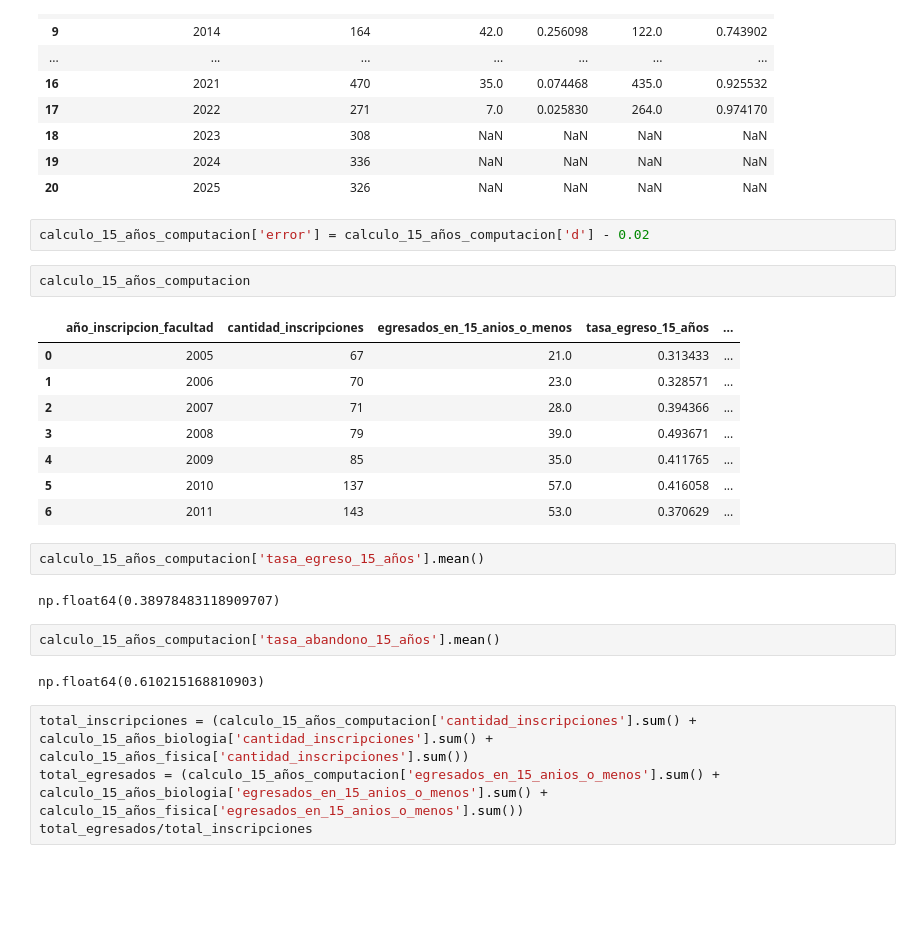
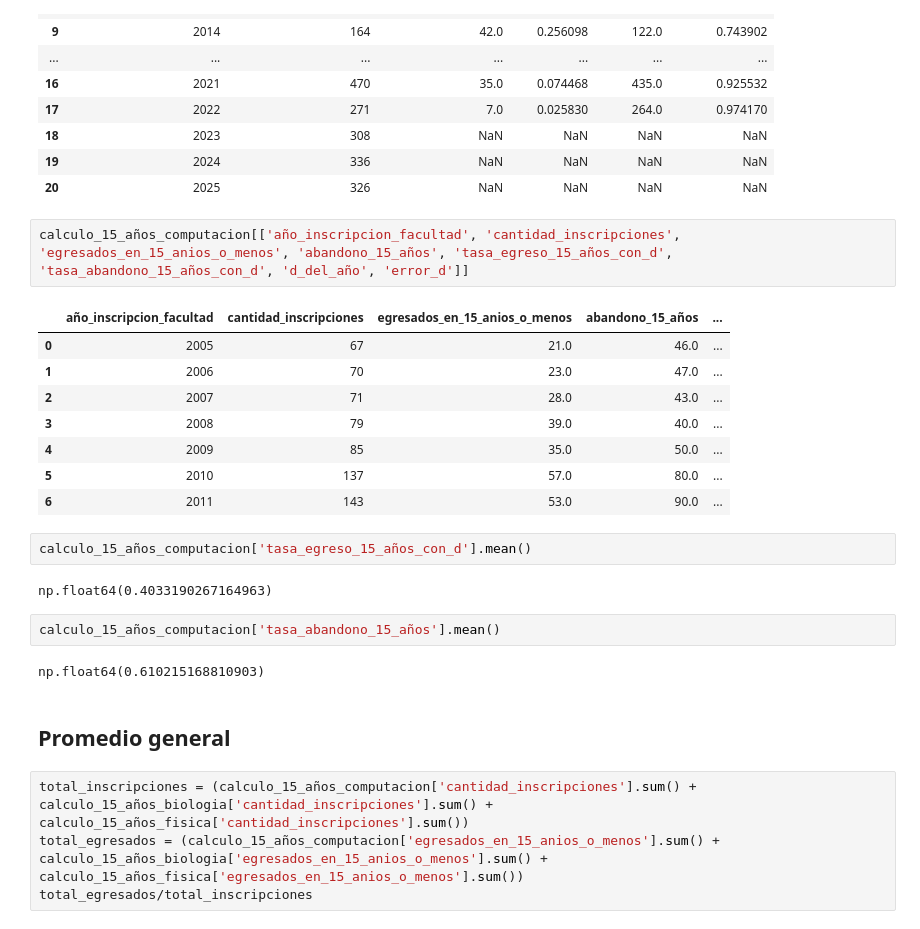
Before and after one commit to solcalloni/modelos-para-prediccion-de-abandono, a Jupyter notebook: packages/exploratory-data-analysis/FCEN_2005_2025/06-estimacion_abandono.ipynb, the cells around one changed output. Drawn from its saved outputs; the diff is of its cells as text; blank space fills up the shorter version.

```diff
--- a/packages/exploratory-data-analysis/FCEN_2005_2025/06-estimacion_abandono.ipynb
+++ b/packages/exploratory-data-analysis/FCEN_2005_2025/06-estimacion_abandono.ipynb
@@ -158,27 +156,27 @@ calculo_computacion
 | 18 | 2023 | 308 | NaN | NaN | NaN | NaN |
 | 19 | 2024 | 336 | NaN | NaN | NaN | NaN |
 | 20 | 2025 | 326 | NaN | NaN | NaN | NaN |
-# %%
-calculo_15_años_computacion['error'] = calculo_15_años_computacion['d'] - 0.02
 # %%
-calculo_15_años_computacion
+calculo_15_años_computacion[['año_inscripcion_facultad', 'cantidad_inscripciones', 'egresados_en_15_anios_o_menos', 'abandono_15_años', 'tasa_egreso_15_años_con_d', 'tasa_abandono_15_años_con_d', 'd_del_año', 'error_d']]
 # %% [output]
-|  | año_inscripcion_facultad | cantidad_inscripciones | egresados_en_15_anios_o_menos | tasa_egreso_15_años | ... |
-| 0 | 2005 | 67 | 21.0 | 0.313433 | ... |
-| 1 | 2006 | 70 | 23.0 | 0.328571 | ... |
-| 2 | 2007 | 71 | 28.0 | 0.394366 | ... |
-| 3 | 2008 | 79 | 39.0 | 0.493671 | ... |
-| 4 | 2009 | 85 | 35.0 | 0.411765 | ... |
-| 5 | 2010 | 137 | 57.0 | 0.416058 | ... |
-| 6 | 2011 | 143 | 53.0 | 0.370629 | ... |
+|  | año_inscripcion_facultad | cantidad_inscripciones | egresados_en_15_anios_o_menos | abandono_15_años | ... |
+| 0 | 2005 | 67 | 21.0 | 46.0 | ... |
+| 1 | 2006 | 70 | 23.0 | 47.0 | ... |
+| 2 | 2007 | 71 | 28.0 | 43.0 | ... |
+| 3 | 2008 | 79 | 39.0 | 40.0 | ... |
+| 4 | 2009 | 85 | 35.0 | 50.0 | ... |
+| 5 | 2010 | 137 | 57.0 | 80.0 | ... |
+| 6 | 2011 | 143 | 53.0 | 90.0 | ... |
 # %%
-calculo_15_años_computacion['tasa_egreso_15_años'].mean()
+calculo_15_años_computacion['tasa_egreso_15_años_con_d'].mean()
 # %% [output]
-np.float64(0.38978483118909707)
+np.float64(0.4033190267164963)
 # %%
 calculo_15_años_computacion['tasa_abandono_15_años'].mean()
 # %% [output]
 np.float64(0.610215168810903)
+# %% [markdown]
+## Promedio general
 # %%
 total_inscripciones = (calculo_15_años_computacion['cantidad_inscripciones'].sum() + calculo_15_años_biologia['cantidad_inscripciones'].sum() + calculo_15_años_fisica['cantidad_inscripciones'].sum())
 total_egresados = (calculo_15_años_computacion['egresados_en_15_anios_o_menos'].sum() + calculo_15_años_biologia['egresados_en_15_anios_o_menos'].sum() + calculo_15_años_fisica['egresados_en_15_anios_o_menos'].sum())
```
Also changed, not shown: parts of 18 cells of this notebook, 2 other files.
